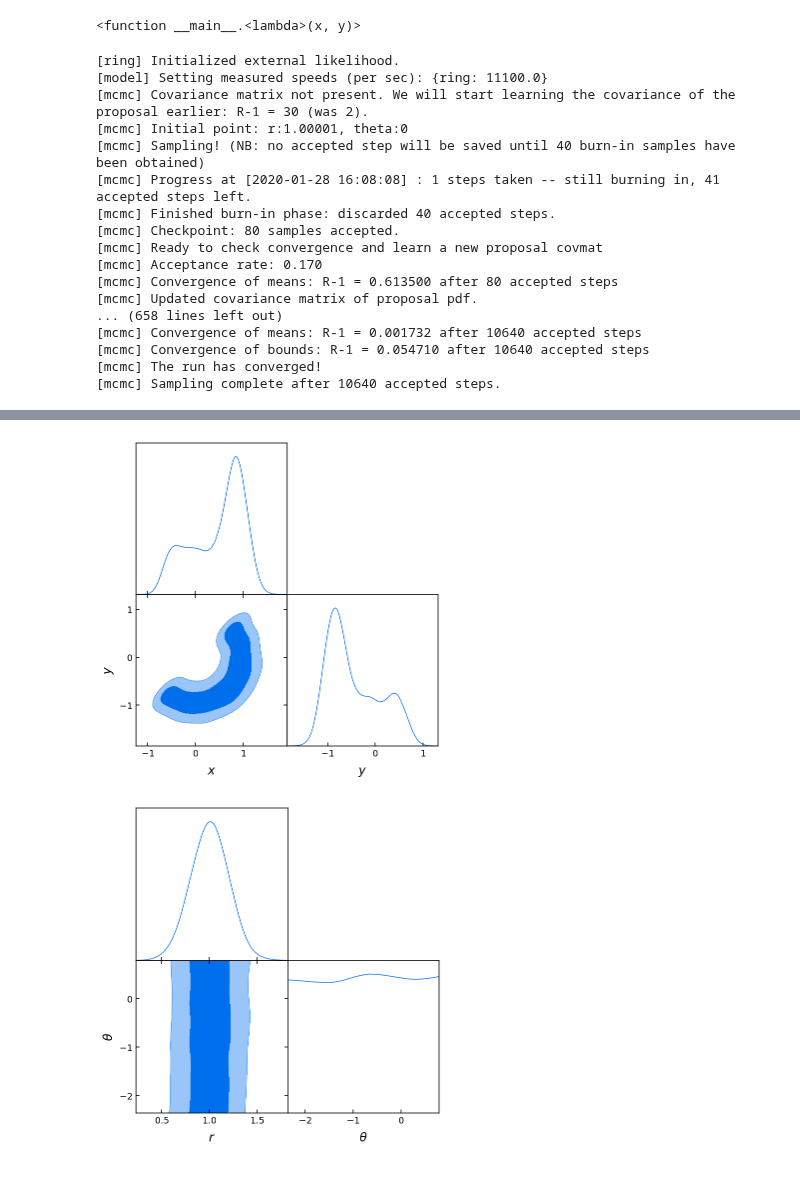
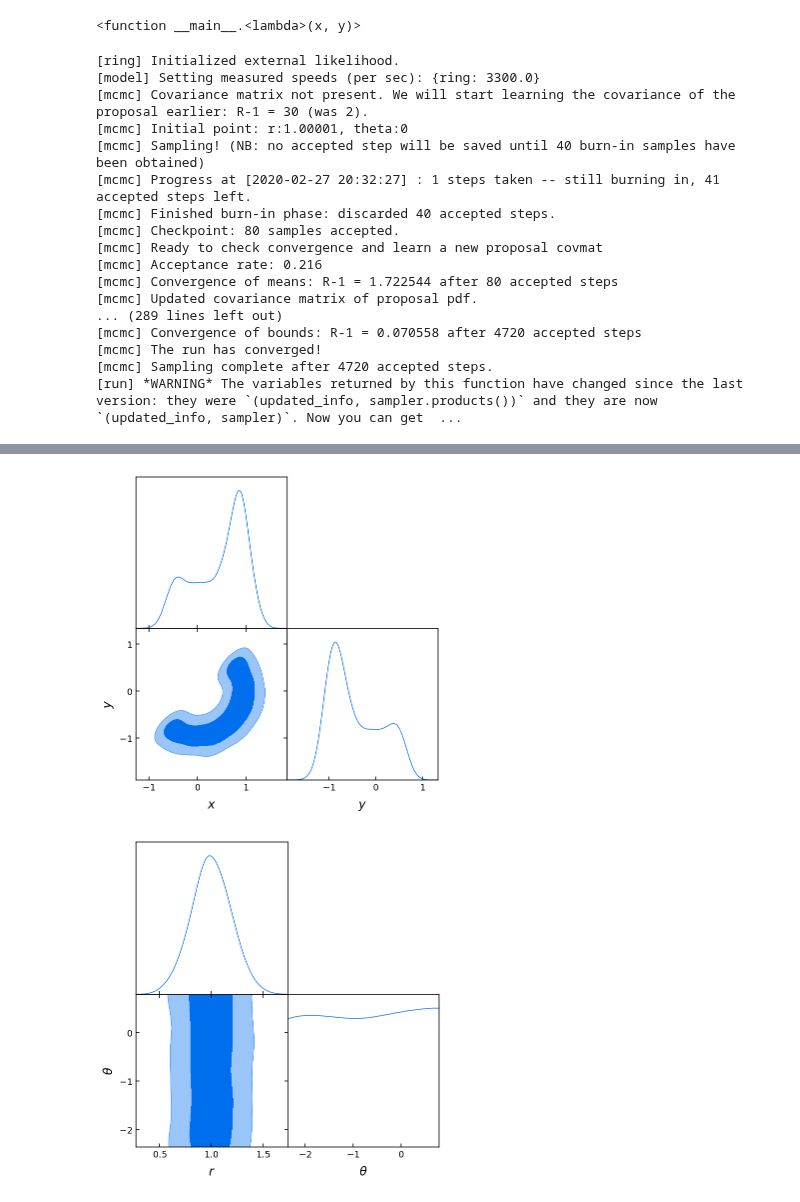
Before and after one commit to CobayaSampler/cobaya, a Jupyter notebook: docs/cobaya-example.ipynb, the cells around one changed output, grey strips where cells are left out. Saved outputs shown, nothing was run; the diff lists cells and outputs as text; code cells hidden in the pictures.

```diff
--- a/docs/cobaya-example.ipynb
+++ b/docs/cobaya-example.ipynb
@@ -195,26 +192,27 @@ info_rtheta["prior"].pop("xGTy")
 # %% [output]
 <function __main__.<lambda>(x, y)>
 # %%
-updated_info_rtheta, products_rtheta = run(info_rtheta)
+updated_info_rtheta, sampler_rtheta = run(info_rtheta)
 # %% [output]
 [ring] Initialized external likelihood.
-[model] Setting measured speeds (per sec): {ring: 11100.0}
+[model] Setting measured speeds (per sec): {ring: 3300.0}
 [mcmc] Covariance matrix not present. We will start learning the covariance of the proposal earlier: R-1 = 30 (was 2).
 [mcmc] Initial point: r:1.00001, theta:0
 [mcmc] Sampling! (NB: no accepted step will be saved until 40 burn-in samples have been obtained)
-[mcmc] Progress at [2020-01-28 16:08:08] : 1 steps taken -- still burning in, 41 accepted steps left.
+[mcmc] Progress at [2020-02-27 20:32:27] : 1 steps taken -- still burning in, 41 accepted steps left.
 [mcmc] Finished burn-in phase: discarded 40 accepted steps.
 [mcmc] Checkpoint: 80 samples accepted.
 [mcmc] Ready to check convergence and learn a new proposal covmat
-[mcmc] Acceptance rate: 0.170
-[mcmc] Convergence of means: R-1 = 0.613500 after 80 accepted steps
+[mcmc] Acceptance rate: 0.216
+[mcmc] Convergence of means: R-1 = 1.722544 after 80 accepted steps
 [mcmc] Updated covariance matrix of proposal pdf.
-... (658 lines left out)
-[mcmc] Convergence of means: R-1 = 0.001732 after 10640 accepted steps
-[mcmc] Convergence of bounds: R-1 = 0.054710 after 10640 accepted steps
+... (289 lines left out)
+[mcmc] Convergence of bounds: R-1 = 0.070558 after 4720 accepted steps
 [mcmc] The run has converged!
-[mcmc] Sampling complete after 10640 accepted steps.
+[mcmc] Sampling complete after 4720 accepted steps.
+[run] *WARNING* The variables returned by this function have changed since the last version: they were `(updated_info, sampler.products())` and they are now `(updated_info, sampler)`. Now you can get  ...
 # %%
+products_rtheta = sampler_rtheta.products()
 gdsamples_rtheta = MCSamplesFromCobaya(
     updated_info_rtheta, products_rtheta["sample"])
 gdplot = gdplt.get_subplot_plotter(width_inch=5)
@@ -225,2 +224,2 @@ gdplot.triangle_plot(gdsamples_rtheta, ["r", "theta"], filled=True)
-[figure, old version]
+[figure, new version]
-[figure, old version]
+[figure, new version]
```
Also changed, not shown: parts of 7 cells of this notebook, 2 other files.
